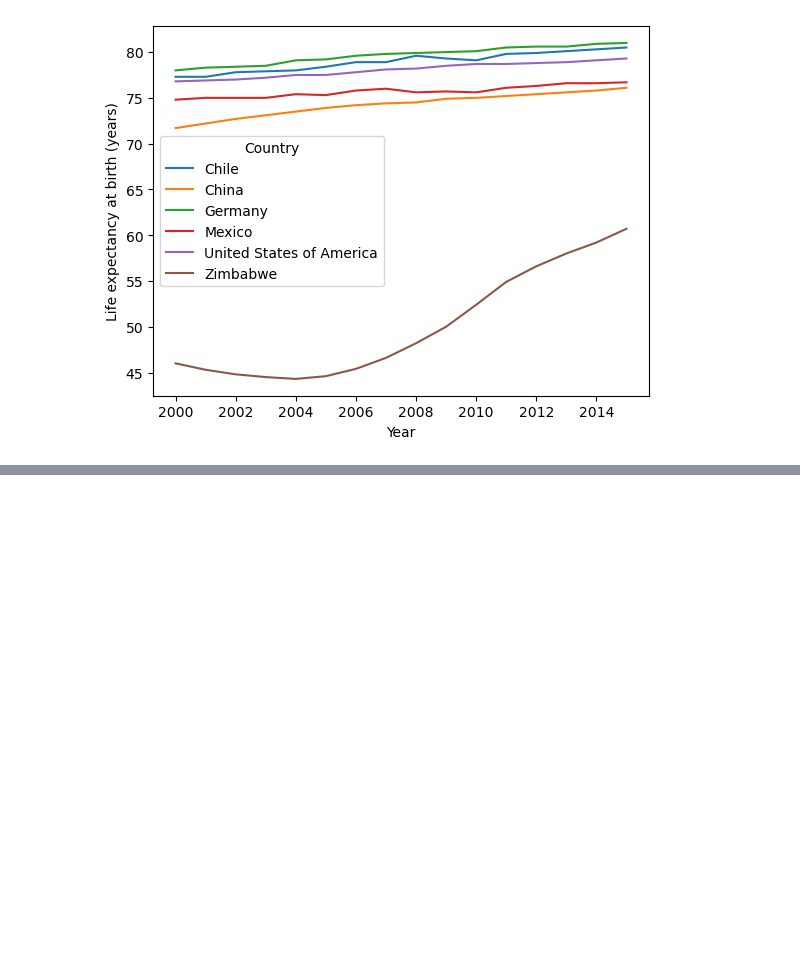
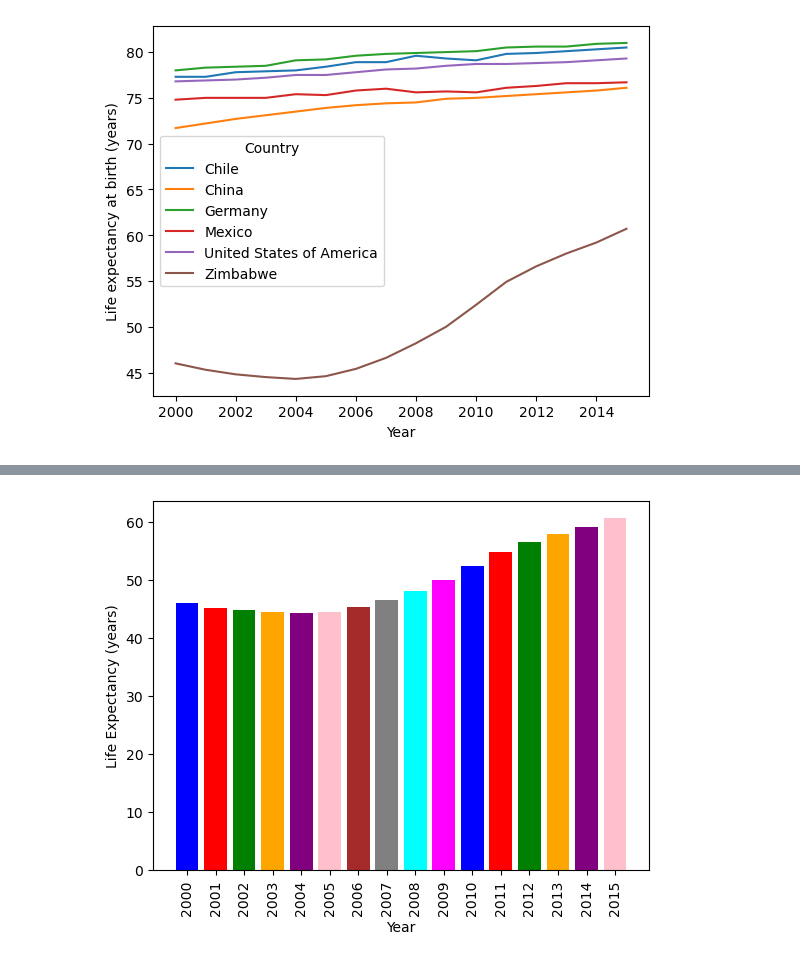
Before and after one commit to joelie1105/data_vis_module2, a Jupyter notebook: gdp_and_life_expectancy.ipynb, the cells around one changed output, grey strips where cells are left out. Saved outputs shown, nothing was run; the diff lists cells and outputs as text; code cells hidden in the pictures; blank space fills up the shorter version.

Commit message:
Created Zimbabwe dataframe and a graph demonstrating life expectancy over the years

```diff
--- a/gdp_and_life_expectancy.ipynb
+++ b/gdp_and_life_expectancy.ipynb
@@ -128,3 +128,7 @@ sns.lineplot(x='Year', y='Life expectancy at birth (years)', hue='Country', data
 # %% [output]
 <Axes: xlabel='Year', ylabel='Life expectancy at birth (years)'>
 [figure]
+# %%
+df_Zimbabwe = df_main.loc[df_main['Country'] =='Zimbabwe']
+df_Zimbabwe.shape
+print(df_Zimbabwe)
@@ -130,0 +153,9 @@ sns.lineplot(x='Year', y='Life expectancy at birth (years)', hue='Country', data
+# %%
+color = ['blue', 'red', 'green', 'orange', 'purple', 'pink', 'brown', 'gray', 'cyan', 'magenta']
+plt.bar(df_Zimbabwe['Year'], df_Zimbabwe['Life expectancy at birth (years)'], color = color)
+plt.xlabel('Year')
+plt.ylabel('Life Expectancy (years)')
+plt.xticks(df_main['Year'].unique(), rotation=90)
+plt.show()
+# %% [output]
+[figure, added]
```
Also changed, not shown: parts of 1 cell of this notebook.
